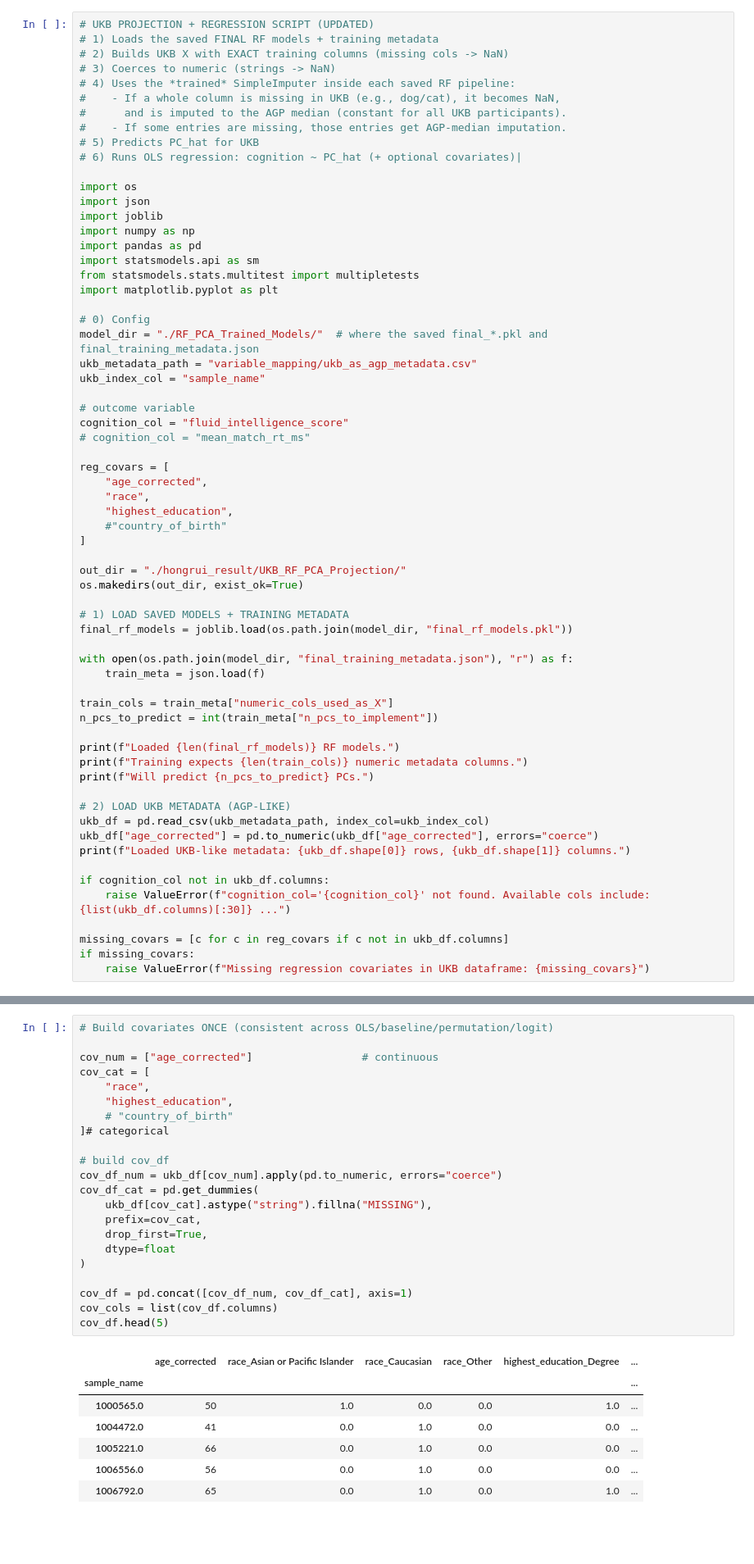
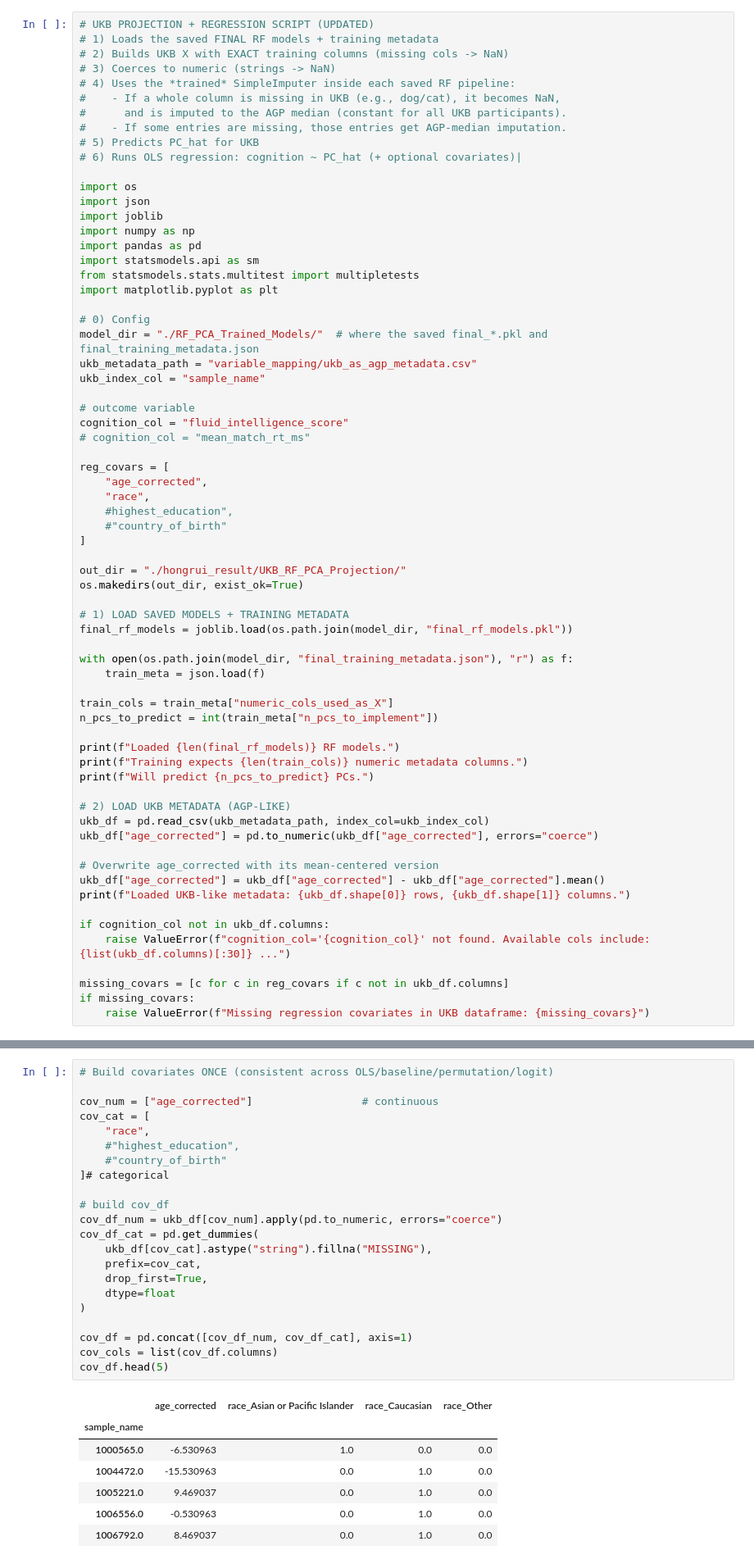
Before and after one commit to liuhon33/AGP_python_with_CV, a Jupyter notebook: projection_RF_PCA-Copy1.ipynb, the cells around one changed output, grey strips where cells are left out. Shown at 82% size. Drawn from its saved outputs; the diff is of its cells as text; blank space fills up the shorter version.

```diff
--- a/projection_RF_PCA-Copy1.ipynb
+++ b/projection_RF_PCA-Copy1.ipynb
@@ -31,7 +31,7 @@ cognition_col = "fluid_intelligence_score"
 reg_covars = [
     "age_corrected",
     "race",
-    "highest_education",
+    #highest_education",
     #"country_of_birth"
 ]
 
@@ -54,6 +54,9 @@ print(f"Will predict {n_pcs_to_predict} PCs.")
 # 2) LOAD UKB METADATA (AGP-LIKE)
 ukb_df = pd.read_csv(ukb_metadata_path, index_col=ukb_index_col)
 ukb_df["age_corrected"] = pd.to_numeric(ukb_df["age_corrected"], errors="coerce")
+
+# Overwrite age_corrected with its mean-centered version
+ukb_df["age_corrected"] = ukb_df["age_corrected"] - ukb_df["age_corrected"].mean()
 print(f"Loaded UKB-like metadata: {ukb_df.shape[0]} rows, {ukb_df.shape[1]} columns.")
 
 if cognition_col not in ukb_df.columns:
@@ -70,33 +73,33 @@ Loaded UKB-like metadata: 502244 rows, 49 columns.
 # %%
 # Build covariates ONCE (consistent across OLS/baseline/permutation/logit)
 
 cov_num = ["age_corrected"]                 # continuous
 cov_cat = [
     "race",
-    "highest_education",
-    # "country_of_birth"
+    #"highest_education",
+    #"country_of_birth"
 ]# categorical
 
 # build cov_df
 cov_df_num = ukb_df[cov_num].apply(pd.to_numeric, errors="coerce")
 cov_df_cat = pd.get_dummies(
     ukb_df[cov_cat].astype("string").fillna("MISSING"),
     prefix=cov_cat,
     drop_first=True,
     dtype=float
 )
 
 cov_df = pd.concat([cov_df_num, cov_df_cat], axis=1)
 cov_cols = list(cov_df.columns)
 cov_df.head(5)
 # %% [output]
-|  | age_corrected | race_Asian or Pacific Islander | race_Caucasian | race_Other | highest_education_Degree | ... |
-| sample_name |  |  |  |  |  | ... |
-| 1000565.0 | 50 | 1.0 | 0.0 | 0.0 | 1.0 | ... |
-| 1004472.0 | 41 | 0.0 | 1.0 | 0.0 | 0.0 | ... |
-| 1005221.0 | 66 | 0.0 | 1.0 | 0.0 | 0.0 | ... |
-| 1006556.0 | 56 | 0.0 | 1.0 | 0.0 | 0.0 | ... |
-| 1006792.0 | 65 | 0.0 | 1.0 | 0.0 | 1.0 | ... |
+|  | age_corrected | race_Asian or Pacific Islander | race_Caucasian | race_Other |
+| sample_name |  |  |  |  |
+| 1000565.0 | -6.530963 | 1.0 | 0.0 | 0.0 |
+| 1004472.0 | -15.530963 | 0.0 | 1.0 | 0.0 |
+| 1005221.0 | 9.469037 | 0.0 | 1.0 | 0.0 |
+| 1006556.0 | -0.530963 | 0.0 | 1.0 | 0.0 |
+| 1006792.0 | 8.469037 | 0.0 | 1.0 | 0.0 |
 # %%
 # 2.5) ROW FILTERING BY MISSINGNESS
 # - Decide which columns count toward per-row missingness
```
Also changed, not shown: parts of 14 cells of this notebook, 6 other files.
